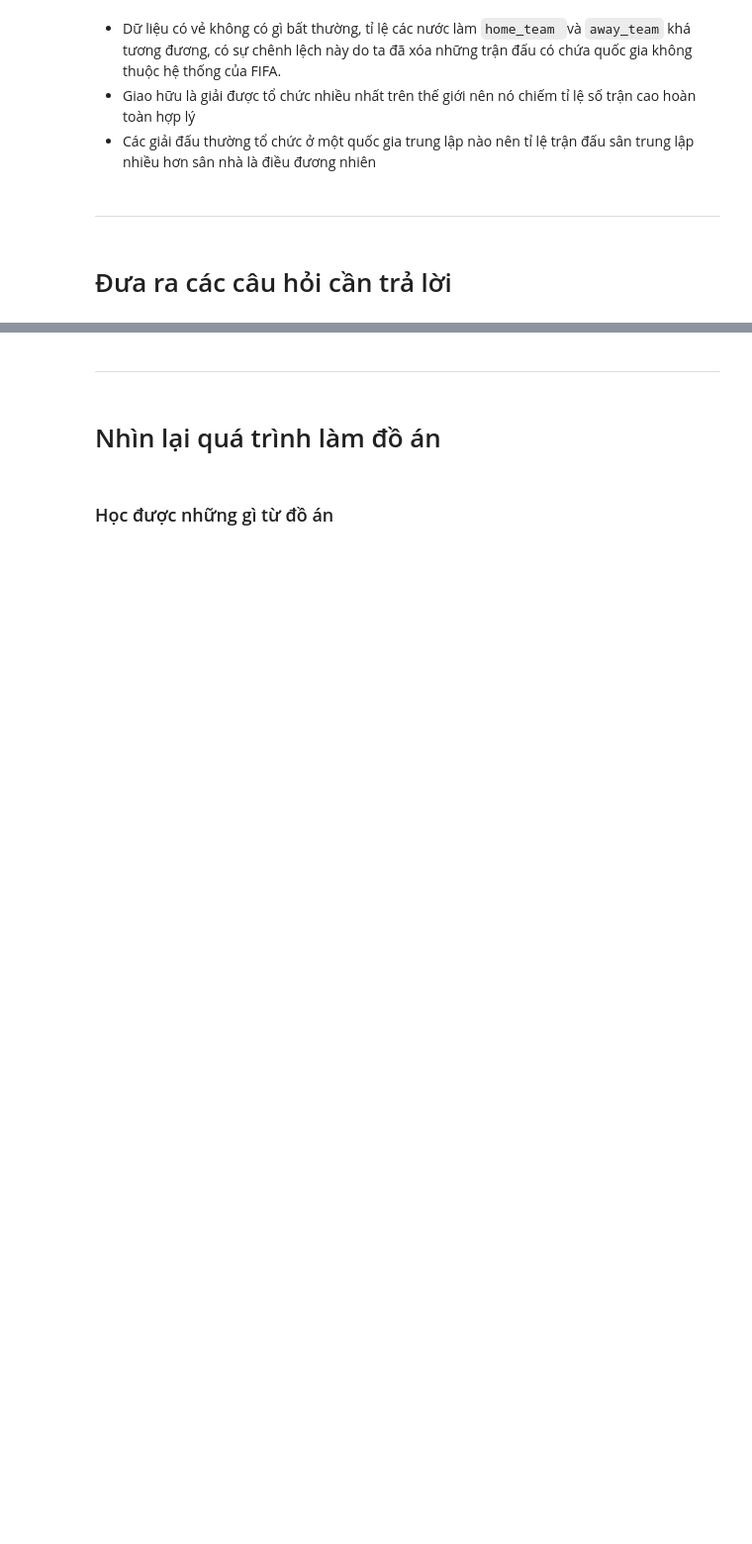
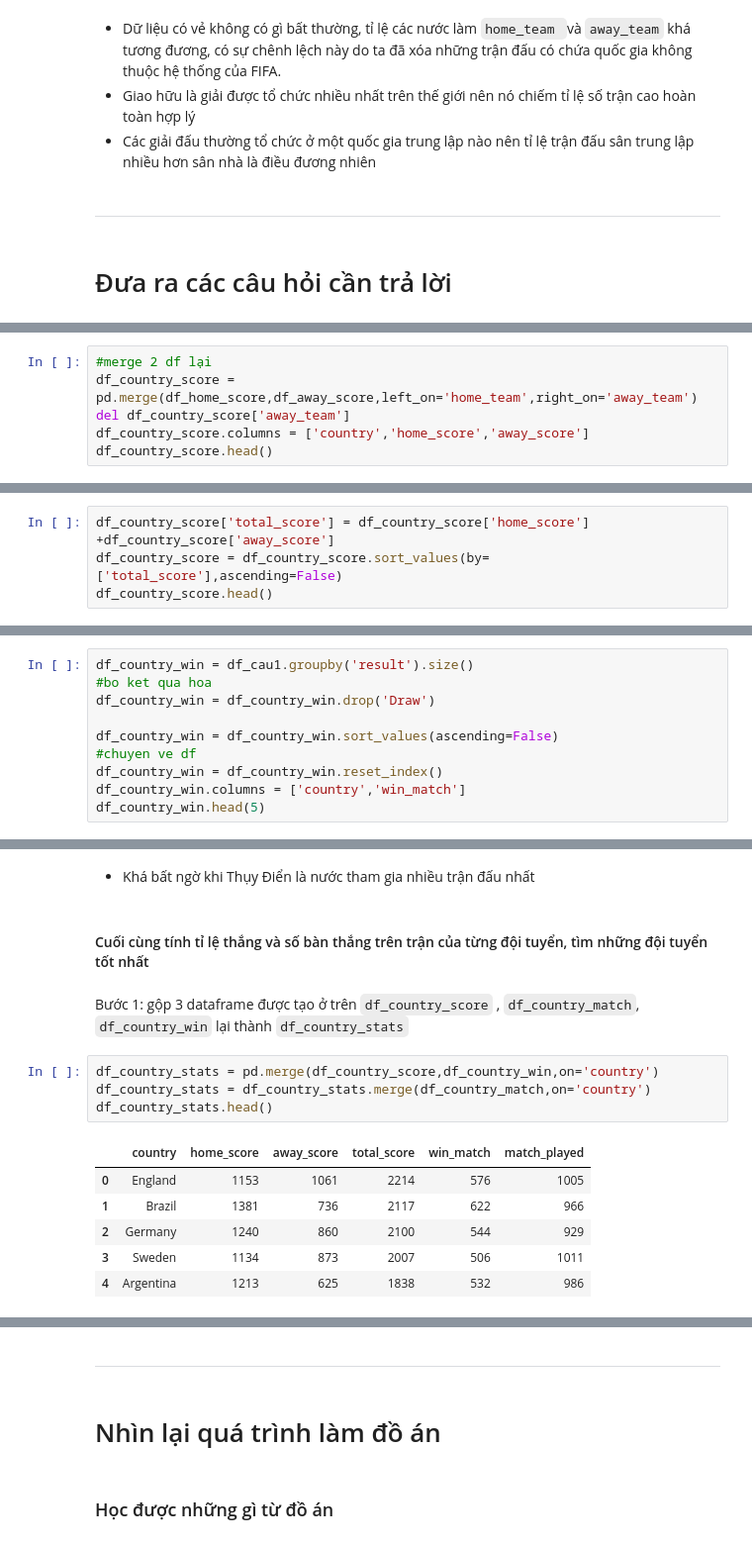
Before and after one commit to npqd/P4DS_FinalProject, a Jupyter notebook: demo.ipynb, the cells around one changed output, grey strips where cells are left out. Shown at 99% size. Drawn from its saved outputs; the diff is of its cells as text; blank space fills up the shorter version.

```diff
--- a/demo.ipynb
+++ b/demo.ipynb
@@ -398,0 +433,6 @@ for i in range(0,3):
+# %%
+#merge 2 df lại
+df_country_score = pd.merge(df_home_score,df_away_score,left_on='home_team',right_on='away_team')
+del df_country_score['away_team']
+df_country_score.columns = ['country','home_score','away_score']
+df_country_score.head()
@@ -398,0 +448,4 @@ for i in range(0,3):
+# %%
+df_country_score['total_score'] = df_country_score['home_score'] +df_country_score['away_score']
+df_country_score = df_country_score.sort_values(by=['total_score'],ascending=False)
+df_country_score.head()
@@ -398,0 +465,10 @@ for i in range(0,3):
+# %%
+df_country_win = df_cau1.groupby('result').size()
+#bo ket qua hoa
+df_country_win = df_country_win.drop('Draw')
+
+df_country_win = df_country_win.sort_values(ascending=False)
+#chuyen ve df
+df_country_win = df_country_win.reset_index()
+df_country_win.columns = ['country','win_match']
+df_country_win.head(5)
@@ -398,0 +504,17 @@ for i in range(0,3):
+# %% [markdown]
+- Khá bất ngờ khi Thụy Điển là nước tham gia nhiều trận đấu nhất
+# %% [markdown]
+#### Cuối cùng tính tỉ lệ thắng và số bàn thắng trên trận của từng đội tuyển, tìm những đội tuyển tốt nhất
+# %% [markdown]
+Bước 1: gộp 3 dataframe được tạo ở trên `df_country_score` , `df_country_match`, `df_country_win` lại thành `df_country_stats`
+# %%
+df_country_stats = pd.merge(df_country_score,df_country_win,on='country')
+df_country_stats = df_country_stats.merge(df_country_match,on='country')
+df_country_stats.head()
+# %% [output]
+|  | country | home_score | away_score | total_score | win_match | match_played |
+| 0 | England | 1153 | 1061 | 2214 | 576 | 1005 |
+| 1 | Brazil | 1381 | 736 | 2117 | 622 | 966 |
+| 2 | Germany | 1240 | 860 | 2100 | 544 | 929 |
+| 3 | Sweden | 1134 | 873 | 2007 | 506 | 1011 |
+| 4 | Argentina | 1213 | 625 | 1838 | 532 | 986 |
```
Also changed, not shown: parts of 47 cells of this notebook.
